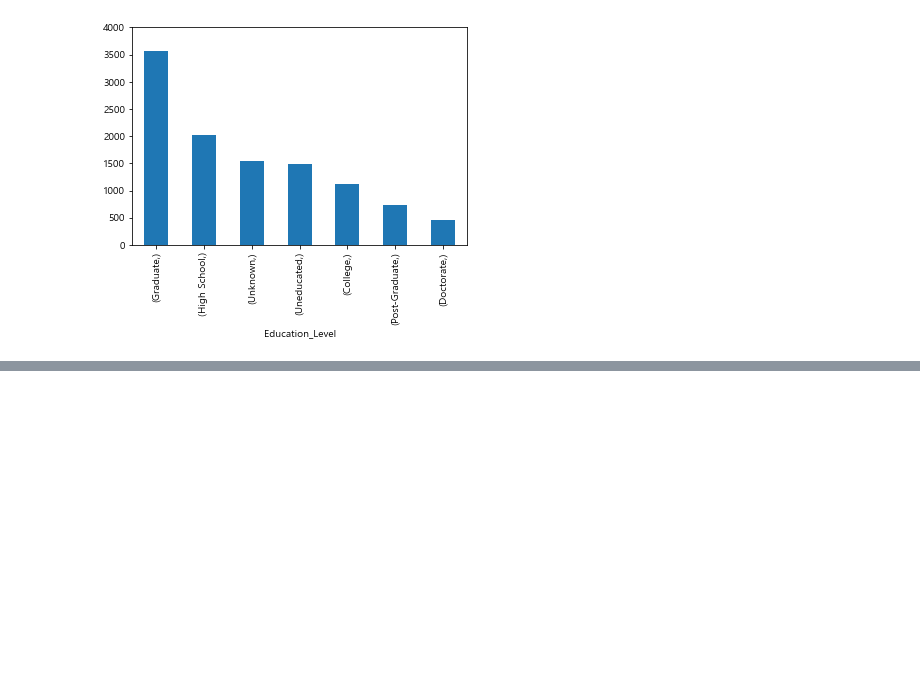
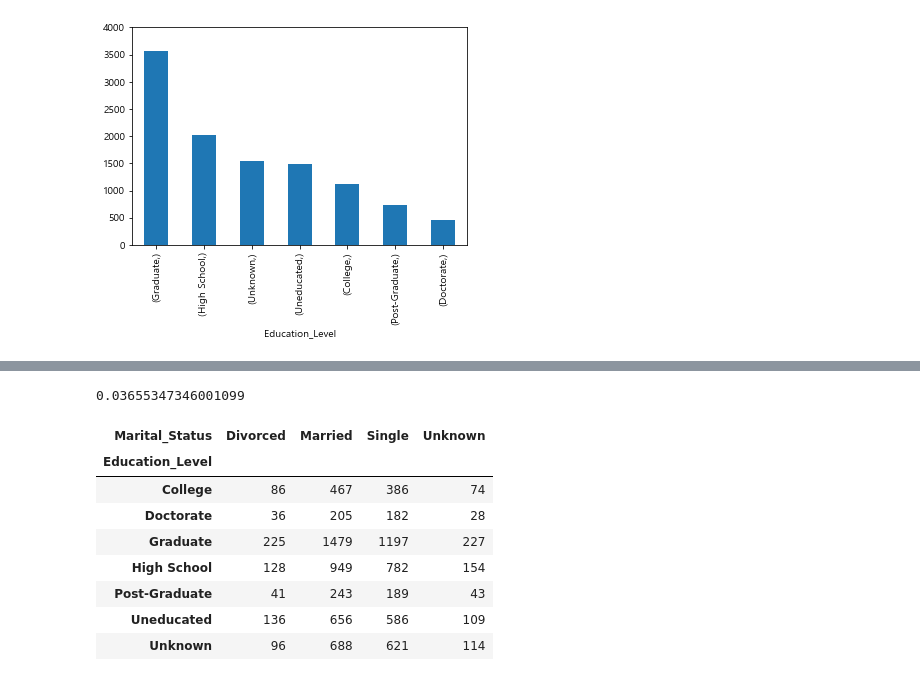
Before and after one commit to Ahn-seongjun/DS_team2, a Jupyter notebook: ASJ/BankChurn.ipynb, the cells around one changed output, grey strips where cells are left out. Saved outputs shown, nothing was run; the diff lists cells and outputs as text; code cells hidden in the pictures; blank space fills up the shorter version.

```diff
--- a/ASJ/BankChurn.ipynb
+++ b/ASJ/BankChurn.ipynb
@@ -454,0 +515,19 @@ plt.show()
+# %%
+statistics, pvalue, dof, expected = chi2_contingency(obs, correction = False)
+
+pvalue # 교육수준과 수입은 연관이 있음
+# %% [output]
+0.03655347346001099
+# %%
+cross_t = pd.crosstab(df['Education_Level'],df['Marital_Status'])
+cross_t
+# %% [output]
+| Marital_Status | Divorced | Married | Single | Unknown |
+| Education_Level |  |  |  |  |
+| College | 86 | 467 | 386 | 74 |
+| Doctorate | 36 | 205 | 182 | 28 |
+| Graduate | 225 | 1479 | 1197 | 227 |
+| High School | 128 | 949 | 782 | 154 |
+| Post-Graduate | 41 | 243 | 189 | 43 |
+| Uneducated | 136 | 656 | 586 | 109 |
+| Unknown | 96 | 688 | 621 | 114 |
```
Also changed, not shown: parts of 12 cells of this notebook.
